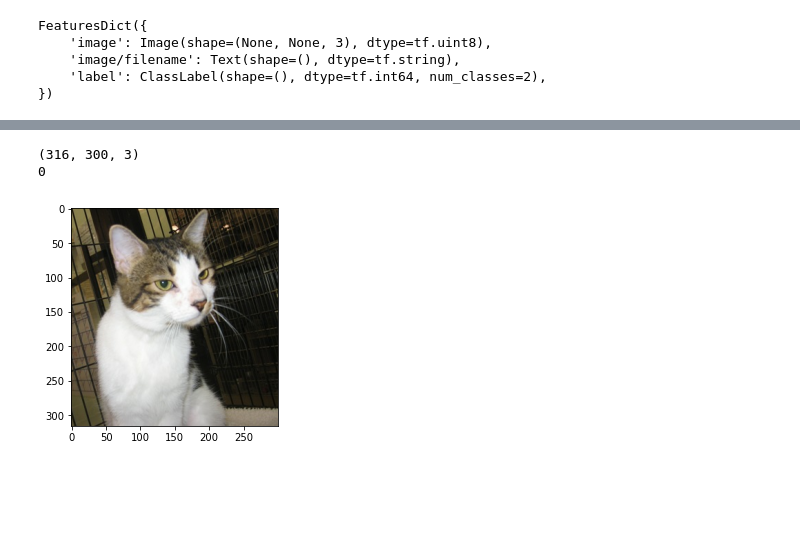
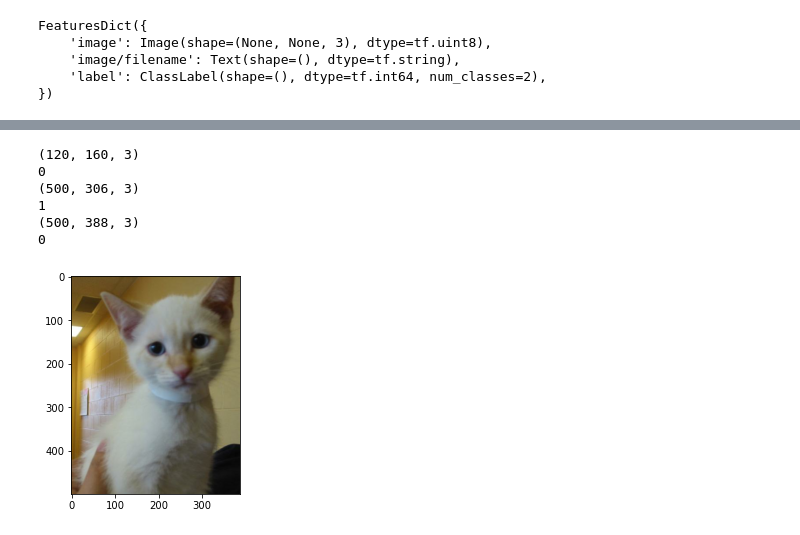
Before and after one commit to moonkl7/Simple_AI, a Jupyter notebook: [G-2]ResNet.ipynb, the cells around one changed output, grey strips where cells are left out. Drawn from its saved outputs; the diff is of its cells as text; code cells hidden in the pictures; blank space fills up the shorter version.

```diff
--- a/[G-2]ResNet.ipynb
+++ b/[G-2]ResNet.ipynb
@@ -69,12 +71,16 @@ fig = tfds.show_examples(ds_test, ds_info)
 # %%
-for data in ds_train.take(1):
+for data in ds_train.take(3):
     plt.imshow(data['image'])
     print(data['image'].shape)
     print(data['label'].numpy())
 # %% [output]
-(316, 300, 3)
+(120, 160, 3)
 0
+(500, 306, 3)
+1
+(500, 388, 3)
+0
-[figure, old version]
+[figure, new version]
 # %% [markdown]
 ![resnet](https://d3s0tskafalll9.cloudfront.net/media/images/GC-1-P-table1.max-800x600.png)
 # %%
```
Also changed, not shown: parts of 16 cells of this notebook.
